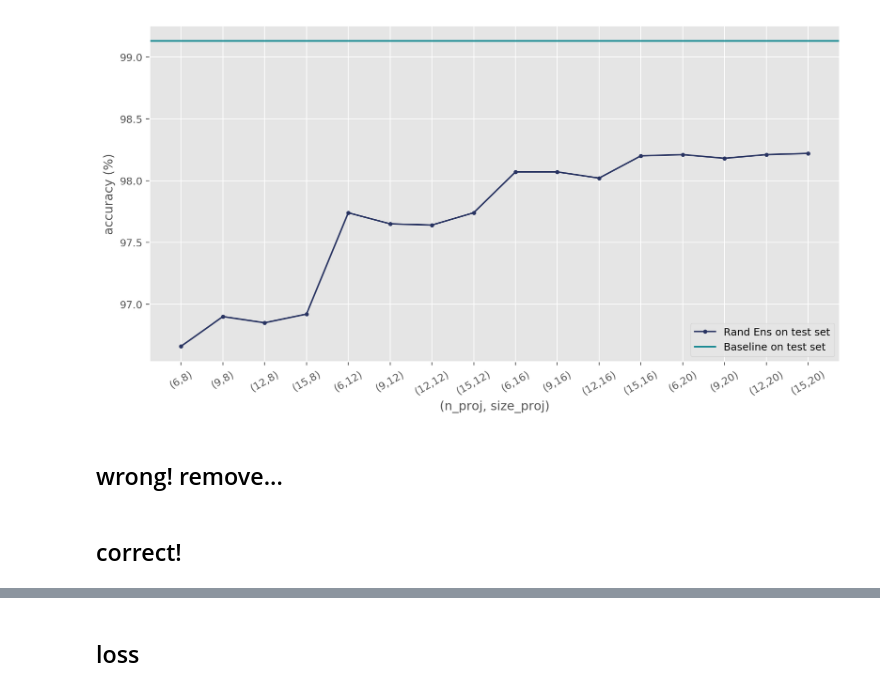
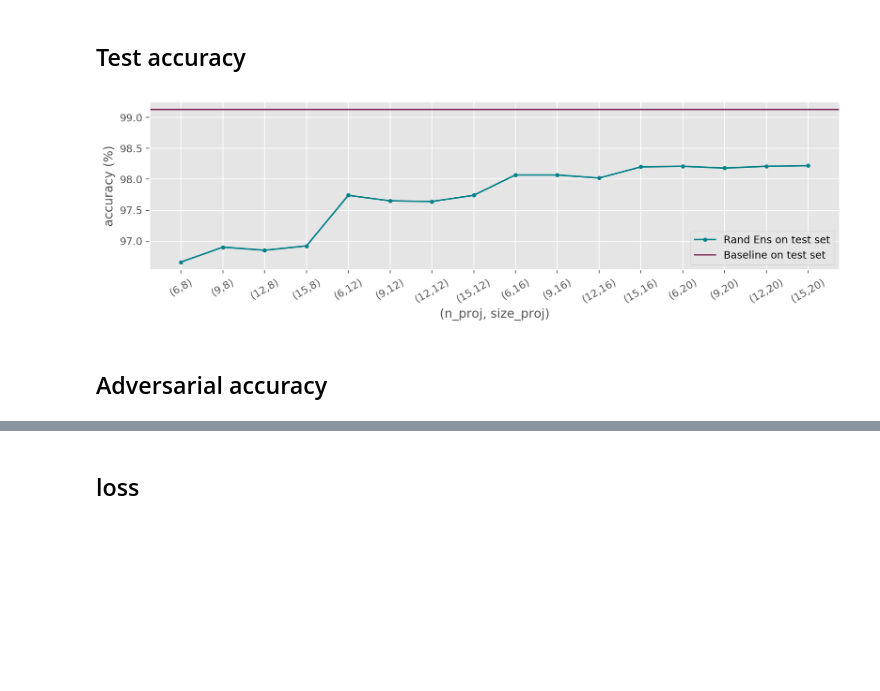
Before and after one commit to ginevracoal/adversarial_examples, a Jupyter notebook: notebooks/plots.ipynb, the cells around one changed output, grey strips where cells are left out. Cells and saved outputs as stored; diff of their text form; code cells hidden in the pictures; blank space fills up the shorter version.

Commit message:
new tests + updated plots

```diff
--- a/notebooks/plots.ipynb
+++ b/notebooks/plots.ipynb
@@ -5,27 +5,27 @@ import seaborn as sns
 import matplotlib
 
 plt.style.use('ggplot')
+# %% [markdown]
+## Test accuracy
 # %%
 # random ensemble accuracy vs evaluation set
 xlab = ["(6,8)","(9,8)","(12,8)","(15,8)",
         "(6,12)","(9,12)","(12,12)","(15,12)",
         "(6,16)","(9,16)","(12,16)","(15,16)",
         "(6,20)","(9,20)","(12,20)","(15,20)",]
 x = range(16)
 baseline_test = 99.13
 random_test = [96.66,96.90,96.85,96.92,97.74,97.65,97.64,97.74,98.07,98.07,98.02,98.20,98.21,98.18,98.21,98.22]
-figure(figsize=(12, 6), dpi=180, facecolor='w', edgecolor='k')
+figure(figsize=(12, 3), dpi=180, facecolor='w', edgecolor='k')
 
-plt.plot(x,random_test,color='#293462',label='Rand Ens on test set', marker=".")
-plt.axhline(y=baseline_test,color='#00818a',label='Baseline on test set')
+plt.plot(x,random_test,color='#00818a',label='Rand Ens on test set', marker=".")
+plt.axhline(y=baseline_test,color='#843b62',label='Baseline on test set')
 plt.xlabel('(n_proj, size_proj)')
 plt.ylabel('accuracy (%)')
 plt.xticks(x, xlab, rotation=30)
 plt.legend()
 
 #plt.title("Random Ensemble vs Baseline model accuracy on test set")
 plt.show()
 # %% [output]
-[figure, old version]
+[figure, new version]
-# %% [markdown]
-## wrong! remove...
@@ -80,5 +32,5 @@ plt.show()
-# %% [markdown]
-## correct!
+# %% [markdown]
+## Adversarial accuracy
 # %%
 # test, fgsm, pdg, deepfool, carlini_linf
 baseline = [99.13,5.91,0.71,34.83,28.96]
```
Also changed, not shown: parts of 5 cells of this notebook, 9 other files.
